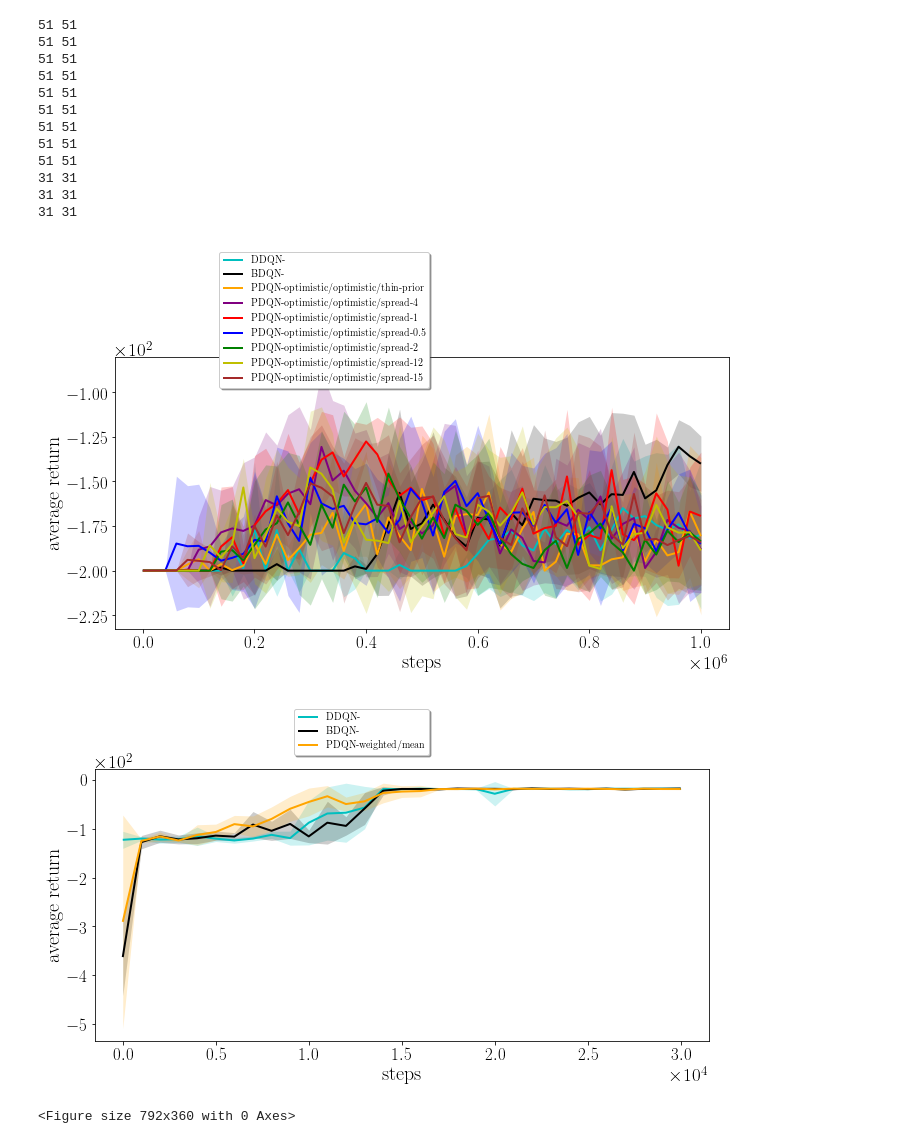
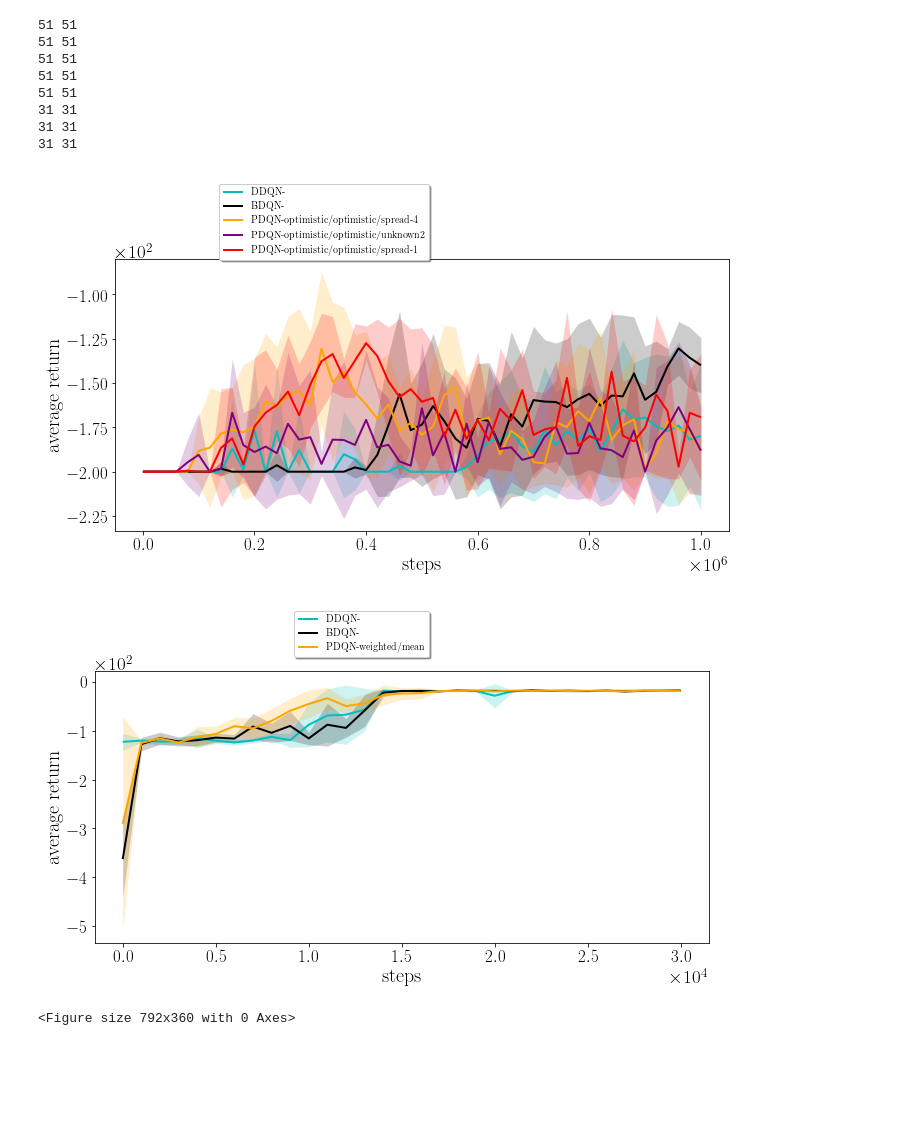
Before and after one commit to albertometelli/weightedDQN, a Jupyter notebook: dqn/atari/res_2/notebook.ipynb, the cells around one changed output. Drawn from its saved outputs; the diff is of its cells as text; code cells hidden in the pictures; blank space fills up the shorter version.

```diff
--- a/dqn/atari/res_2/notebook.ipynb
+++ b/dqn/atari/res_2/notebook.ipynb
@@ -107,10 +107,9 @@ algorithms = ['dqn','boot','particle']#,,'boot'
 eval_freq = [2e4,1e3]
 #policies = [['weighted'],['weighted-gaussian'],['boot','weighted'],['eps-greedy', 'boltzmann']]
 updates = [[''],[''],[
-                      'optimistic/optimistic/thin-prior','optimistic/optimistic/spread-4',
+                      'optimistic/optimistic/spread-4','optimistic/optimistic/unknown2',
                         'optimistic/optimistic/spread-1','weighted/mean',
-                        'optimistic/optimistic/spread-0.5','optimistic/optimistic/spread-2',
-                        'optimistic/optimistic/spread-12','optimistic/optimistic/spread-15'],
+                        ],
            ['optimistic/optimistic','max_mean'],['']]
 alg_to_label={
         'particle':'PDQN',
@@ -191,37 +190,33 @@ for e,env in enumerate(environments):
                     indexes = [i*subsample for i in range(len(timesteps) // subsample)]
 
 
                     ax = plot_ci(timesteps[indexes],cum_reward_test[:, indexes], conf,
                                 5, xlabel='steps', ylabel='average return', label=alg_to_label[alg]+"-"+u ,
                                  ax=ax, linewidth=2.0, linestyle=ls[0], color=col[i])
                     #ax.set_ylim(limits[e])
 
                     i += 1
     lgd=fig.legend(loc='center right',
                           ncol=1, fancybox=True, shadow=True,bbox_to_anchor=(0.5,1))
 
     fig.savefig(env+".pdf",format='pdf', bbox_inches='tight',bbox_extra_artists=(lgd,))
 
 fig = plt.figure(figsize=(11, 5))
 patches = [ mlines.Line2D([], [], color=legend_colors[i], marker=legend_markers[i],
                           label=legend_labels[i])  for i in range(len(legend_labels)) ]
 
 #lgd=fig.legend( patches, legend_labels, ncol=6,
 #           loc='center')
 #fig.savefig('atari-legend.pdf',format='pdf',bbox_extra_artists=(lgd,), bbox_inches='tight')
 # %% [output]
-51 51
-51 51
-51 51
-51 51
 51 51
 51 51
 51 51
 51 51
 51 51
 31 31
 31 31
 31 31
-[figure, old version]
+[figure, new version]
 [figure]
 <Figure size 792x360 with 0 Axes>
```
Also changed, not shown: 1 other file.
